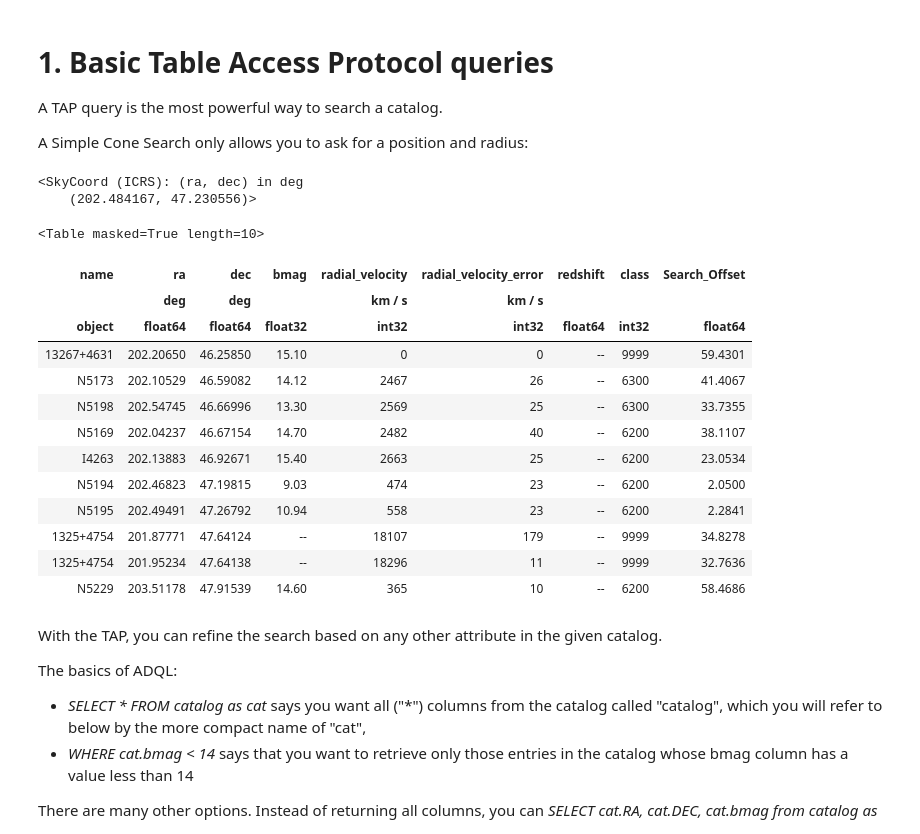
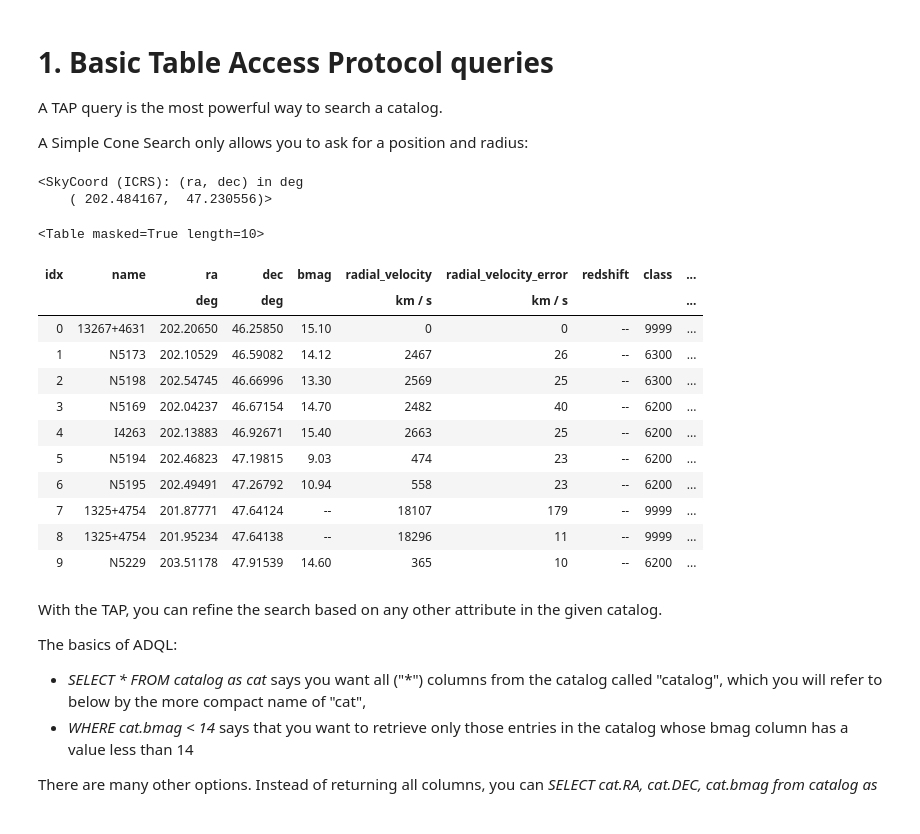
Before and after one commit to NASA-NAVO/aas_workshop_2018, a Jupyter notebook: heasarc/heasarc_TAP_queries.ipynb, the cells around one changed output. Drawn from its saved outputs; the diff is of its cells as text; code cells hidden in the pictures.

```diff
--- a/heasarc/heasarc_TAP_queries.ipynb
+++ b/heasarc/heasarc_TAP_queries.ipynb
@@ -33,28 +33,27 @@ A Simple Cone Search only allows you to ask for a position and radius:
 # %%
 import astropy.coordinates as coord
 coord=coord.SkyCoord.from_name("m51")
 print(coord)
 params = {'table': 'zcat', 'RA':coord.ra.deg , 'DEC':coord.dec.deg, 'SR':1}
 r = requests.get('https://heasarc.gsfc.nasa.gov/cgi-bin/vo/cone/coneGet.pl', params=params)
 table=Table.read(io.BytesIO(r.content))
-table
+table.show_in_notebook()
 # %% [output]
 <SkyCoord (ICRS): (ra, dec) in deg
-    (202.484167, 47.230556)>
+    ( 202.484167,  47.230556)>
 <Table masked=True length=10>
-| name | ra | dec | bmag | radial_velocity | radial_velocity_error | redshift | class | Search_Offset |
-|  | deg | deg |  | km / s | km / s |  |  |  |
-| object | float64 | float64 | float32 | int32 | int32 | float64 | int32 | float64 |
-| 13267+4631 | 202.20650 | 46.25850 | 15.10 | 0 | 0 | -- | 9999 | 59.4301 |
-| N5173 | 202.10529 | 46.59082 | 14.12 | 2467 | 26 | -- | 6300 | 41.4067 |
-| N5198 | 202.54745 | 46.66996 | 13.30 | 2569 | 25 | -- | 6300 | 33.7355 |
-| N5169 | 202.04237 | 46.67154 | 14.70 | 2482 | 40 | -- | 6200 | 38.1107 |
-| I4263 | 202.13883 | 46.92671 | 15.40 | 2663 | 25 | -- | 6200 | 23.0534 |
-| N5194 | 202.46823 | 47.19815 | 9.03 | 474 | 23 | -- | 6200 | 2.0500 |
-| N5195 | 202.49491 | 47.26792 | 10.94 | 558 | 23 | -- | 6200 | 2.2841 |
-| 1325+4754 | 201.87771 | 47.64124 | -- | 18107 | 179 | -- | 9999 | 34.8278 |
-| 1325+4754 | 201.95234 | 47.64138 | -- | 18296 | 11 | -- | 9999 | 32.7636 |
-| N5229 | 203.51178 | 47.91539 | 14.60 | 365 | 10 | -- | 6200 | 58.4686 |
+| idx | name | ra | dec | bmag | radial_velocity | radial_velocity_error | redshift | class | ... |
+|  |  | deg | deg |  | km / s | km / s |  |  | ... |
+| 0 | 13267+4631 | 202.20650 | 46.25850 | 15.10 | 0 | 0 | -- | 9999 | ... |
+| 1 | N5173 | 202.10529 | 46.59082 | 14.12 | 2467 | 26 | -- | 6300 | ... |
+| 2 | N5198 | 202.54745 | 46.66996 | 13.30 | 2569 | 25 | -- | 6300 | ... |
+| 3 | N5169 | 202.04237 | 46.67154 | 14.70 | 2482 | 40 | -- | 6200 | ... |
+| 4 | I4263 | 202.13883 | 46.92671 | 15.40 | 2663 | 25 | -- | 6200 | ... |
+| 5 | N5194 | 202.46823 | 47.19815 | 9.03 | 474 | 23 | -- | 6200 | ... |
+| 6 | N5195 | 202.49491 | 47.26792 | 10.94 | 558 | 23 | -- | 6200 | ... |
+| 7 | 1325+4754 | 201.87771 | 47.64124 | -- | 18107 | 179 | -- | 9999 | ... |
+| 8 | 1325+4754 | 201.95234 | 47.64138 | -- | 18296 | 11 | -- | 9999 | ... |
+| 9 | N5229 | 203.51178 | 47.91539 | 14.60 | 365 | 10 | -- | 6200 | ... |
 # %% [markdown]
 With the TAP, you can refine the search based on any other attribute in the given catalog.
 
```
Also changed, not shown: parts of 8 cells of this notebook, 1 other file.
